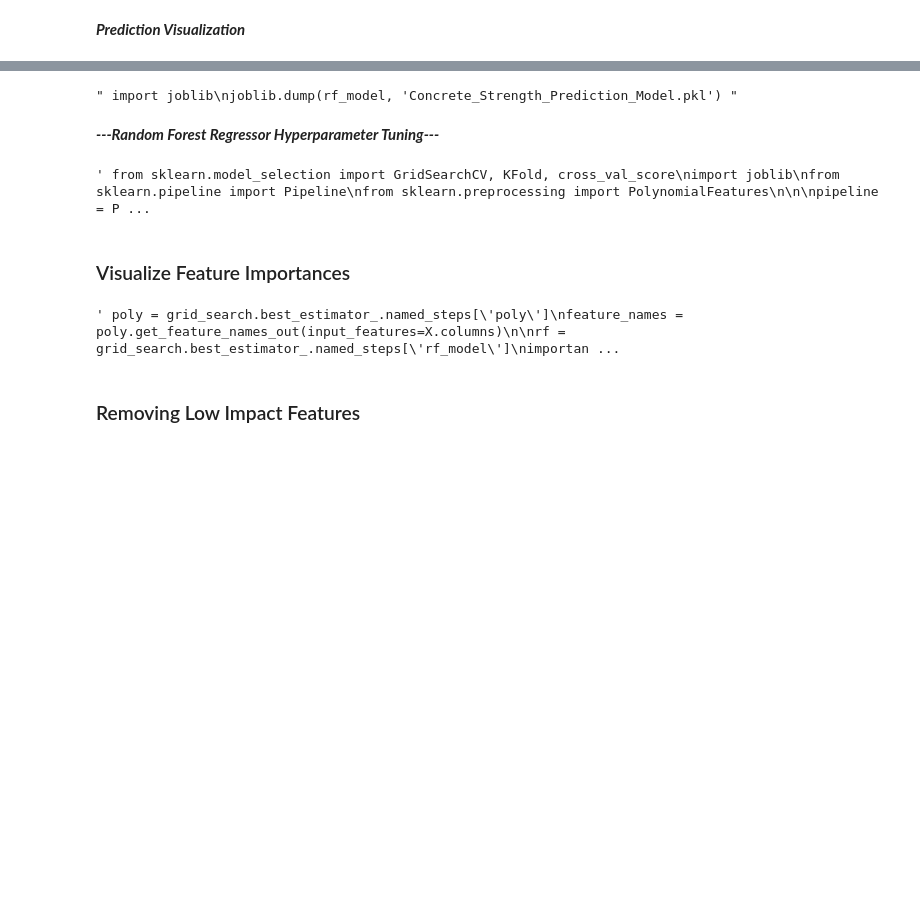
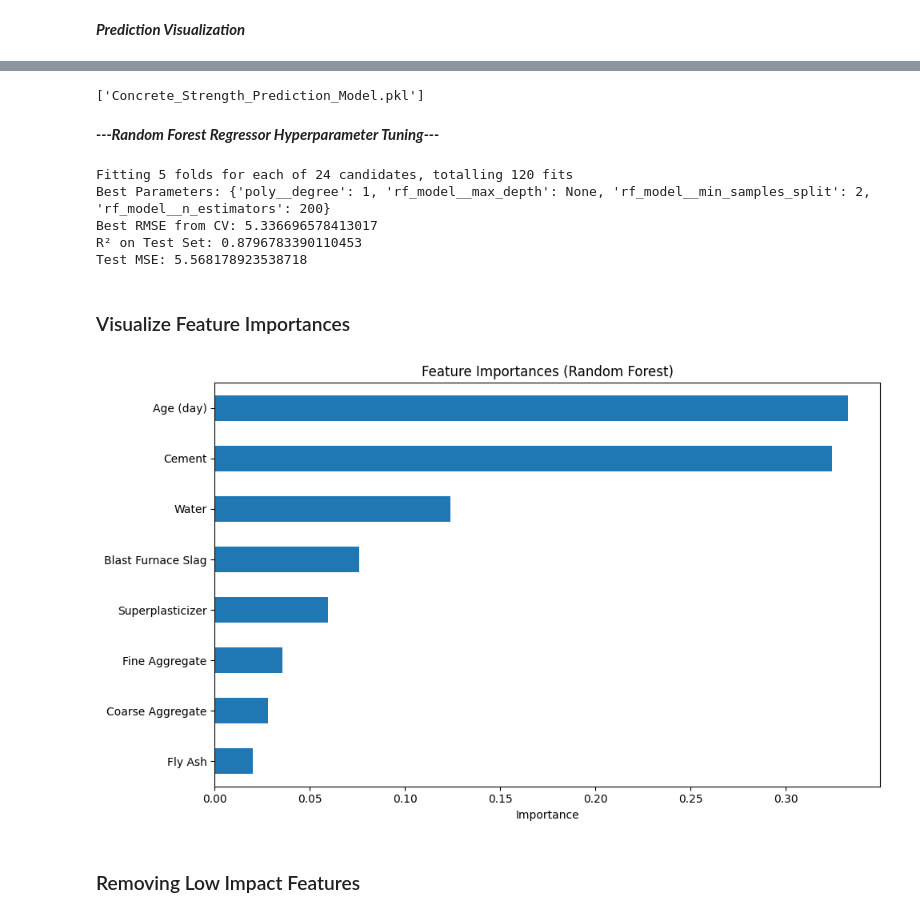
Before and after one commit to kkkissiedu/CONCRETE-STRENGTH-PREDICTION-RANDOMFOREST-MODEL, a Jupyter notebook: Concrete Strength Prediction Model.ipynb, the cells around one changed output, grey strips where cells are left out. Cells and saved outputs as stored; diff of their text form; code cells hidden in the pictures; blank space fills up the shorter version.

```diff
--- a/Concrete Strength Prediction Model.ipynb
+++ b/Concrete Strength Prediction Model.ipynb
@@ -149,12 +156,12 @@ for i in range(len(y_vales)):
 # %%
-""" import joblib
-joblib.dump(rf_model, 'Concrete_Strength_Prediction_Model.pkl') """
+import joblib
+joblib.dump(rf_model, 'Concrete_Strength_Prediction_Model.pkl')
 # %% [output]
-" import joblib\njoblib.dump(rf_model, 'Concrete_Strength_Prediction_Model.pkl') "
+['Concrete_Strength_Prediction_Model.pkl']
 # %% [markdown]
 ***---Random Forest Regressor Hyperparameter Tuning---***
 # %%
-""" from sklearn.model_selection import GridSearchCV, KFold, cross_val_score
+from sklearn.model_selection import GridSearchCV, KFold, cross_val_score
 import joblib
 from sklearn.pipeline import Pipeline
 from sklearn.preprocessing import PolynomialFeatures
@@ -195,34 +202,38 @@ y_pred = best_rf.predict(X_test)
 print("Best Parameters:", grid_search.best_params_)
 print("Best RMSE from CV:", -grid_search.best_score_)
 print("R² on Test Set:", r2_score(y_test, y_pred))
-print("Test MSE:", mean_squared_error(y_test, y_pred)) """
+print("Test MSE:", root_mean_squared_error(y_test, y_pred))
 # %% [output]
-' from sklearn.model_selection import GridSearchCV, KFold, cross_val_score\nimport joblib\nfrom sklearn.pipeline import Pipeline\nfrom sklearn.preprocessing import PolynomialFeatures\n\n\npipeline = P ...
+Fitting 5 folds for each of 24 candidates, totalling 120 fits
+Best Parameters: {'poly__degree': 1, 'rf_model__max_depth': None, 'rf_model__min_samples_split': 2, 'rf_model__n_estimators': 200}
+Best RMSE from CV: 5.336696578413017
+R² on Test Set: 0.8796783390110453
+Test MSE: 5.568178923538718
 # %% [markdown]
 ### Visualize Feature Importances
 # %%
-""" poly = grid_search.best_estimator_.named_steps['poly']
+poly = grid_search.best_estimator_.named_steps['poly']
 feature_names = poly.get_feature_names_out(input_features=X.columns)
 
 rf = grid_search.best_estimator_.named_steps['rf_model']
 importances = np.array(rf.feature_importances_)
 mask = feature_names != '1'
 
 feature_names = poly.get_feature_names_out(input_features=X.columns)
 
 # Filter out the intercept
 filtered_names = feature_names[mask]
 filtered_importances = importances[mask]
 
 # Plot
 pd.Series(filtered_importances, index=filtered_names).sort_values().plot(
     kind='barh', figsize=(10,6))
 plt.title("Feature Importances (Random Forest)")
 plt.xlabel("Importance")
 plt.tight_layout()
-plt.show() """
+plt.show()
 # %% [output]
-' poly = grid_search.best_estimator_.named_steps[\'poly\']\nfeature_names = poly.get_feature_names_out(input_features=X.columns)\n\nrf = grid_search.best_estimator_.named_steps[\'rf_model\']\nimportan ...
+[figure, added]
 # %% [markdown]
 ### Removing Low Impact Features
 # %%
```
Also changed, not shown: parts of 5 cells of this notebook.
